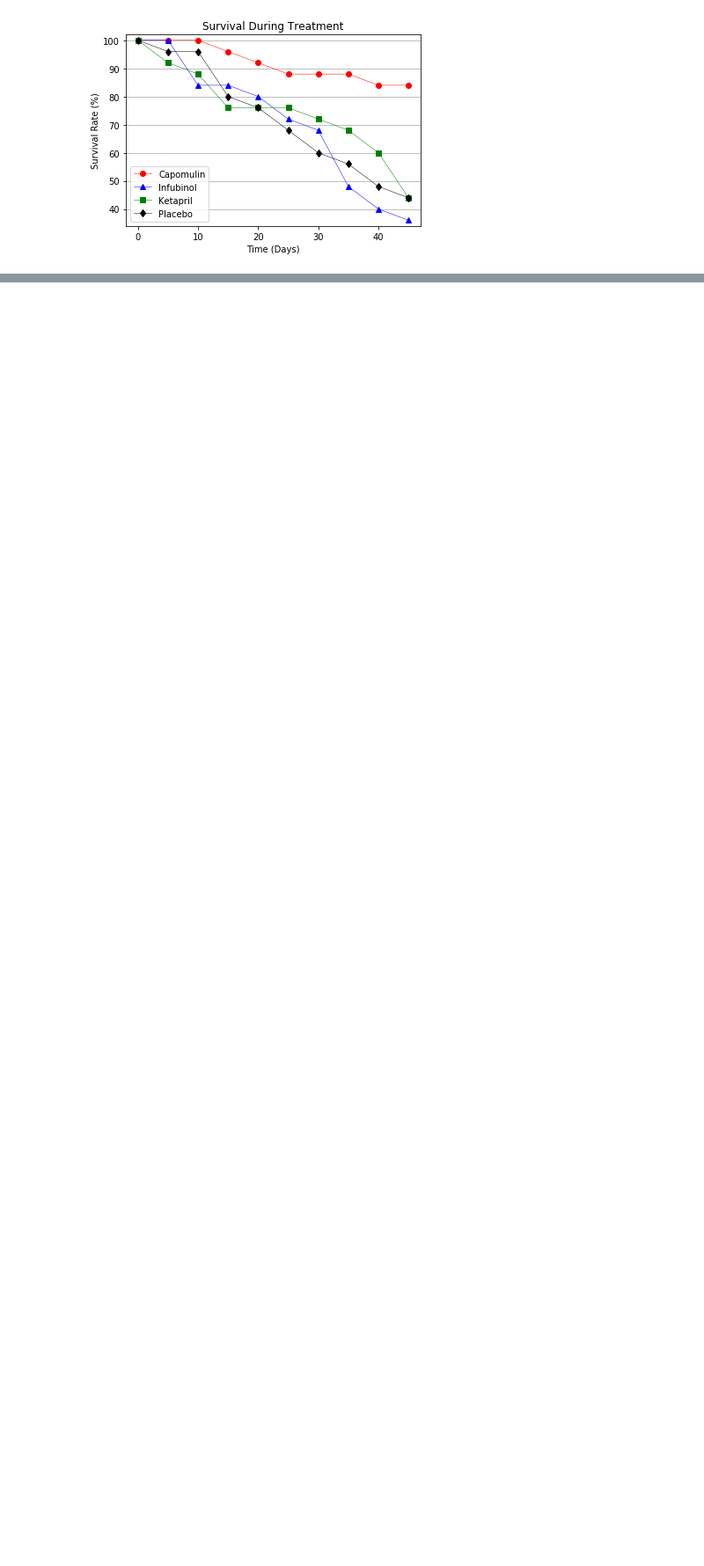
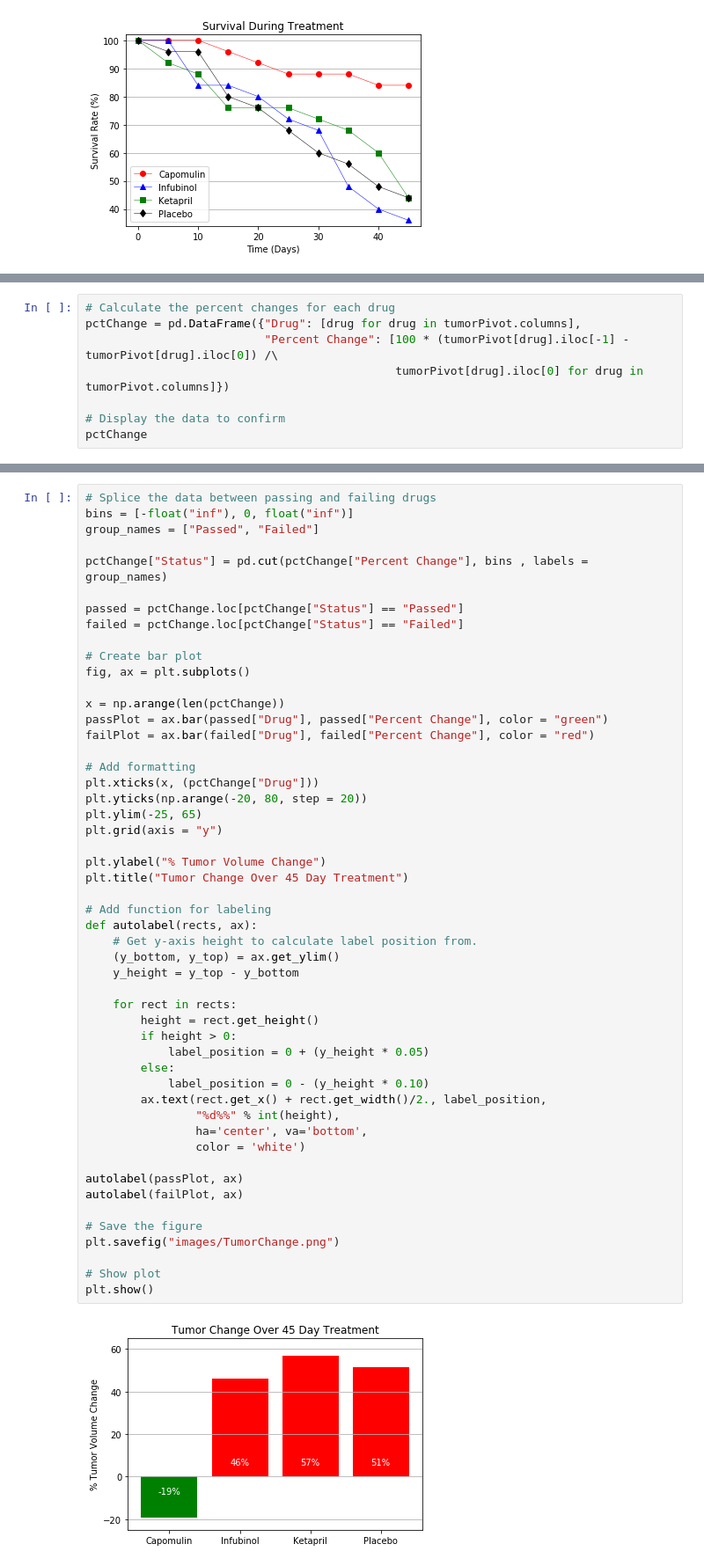
Before and after one commit to speculadora1/matplotlib-challenge, a Jupyter notebook: Pymaceuticals/pymaceuticals.ipynb, the cells around one changed output, grey strips where cells are left out. Shown: that part at 88% size. Drawn from its saved outputs; the diff is of its cells as text; blank space fills up the shorter version.

```diff
--- a/Pymaceuticals/pymaceuticals.ipynb
+++ b/Pymaceuticals/pymaceuticals.ipynb
@@ -284,0 +295,8 @@ plt.show()
+# %%
+# Calculate the percent changes for each drug
+pctChange = pd.DataFrame({"Drug": [drug for drug in tumorPivot.columns],
+                          "Percent Change": [100 * (tumorPivot[drug].iloc[-1] - tumorPivot[drug].iloc[0]) /\
+                                             tumorPivot[drug].iloc[0] for drug in tumorPivot.columns]})
+
+# Display the data to confirm
+pctChange
@@ -284,0 +309,53 @@ plt.show()
+# %%
+# Splice the data between passing and failing drugs
+bins = [-float("inf"), 0, float("inf")]
+group_names = ["Passed", "Failed"]
+
+pctChange["Status"] = pd.cut(pctChange["Percent Change"], bins , labels = group_names)
+
+passed = pctChange.loc[pctChange["Status"] == "Passed"]
+failed = pctChange.loc[pctChange["Status"] == "Failed"]
+
+# Create bar plot
+fig, ax = plt.subplots()
+
+x = np.arange(len(pctChange))
+passPlot = ax.bar(passed["Drug"], passed["Percent Change"], color = "green")
+failPlot = ax.bar(failed["Drug"], failed["Percent Change"], color = "red")
+
+# Add formatting
+plt.xticks(x, (pctChange["Drug"]))
+plt.yticks(np.arange(-20, 80, step = 20))
+plt.ylim(-25, 65)
+plt.grid(axis = "y")
+
+plt.ylabel("% Tumor Volume Change")
+plt.title("Tumor Change Over 45 Day Treatment")
+
+# Add function for labeling
+def autolabel(rects, ax):
+    # Get y-axis height to calculate label position from.
+    (y_bottom, y_top) = ax.get_ylim()
+    y_height = y_top - y_bottom
+
+    for rect in rects:
+        height = rect.get_height()
+        if height > 0:
+            label_position = 0 + (y_height * 0.05)
+        else:
+            label_position = 0 - (y_height * 0.10)
+        ax.text(rect.get_x() + rect.get_width()/2., label_position,
+                "%d%%" % int(height),
+                ha='center', va='bottom',
+                color = 'white')
+
+autolabel(passPlot, ax)
+autolabel(failPlot, ax)
+
+# Save the figure
+plt.savefig("images/TumorChange.png")
+
+# Show plot
+plt.show()
+# %% [output]
+[figure, added]
```
Also changed, not shown: parts of 5 cells of this notebook, 4 other files.
